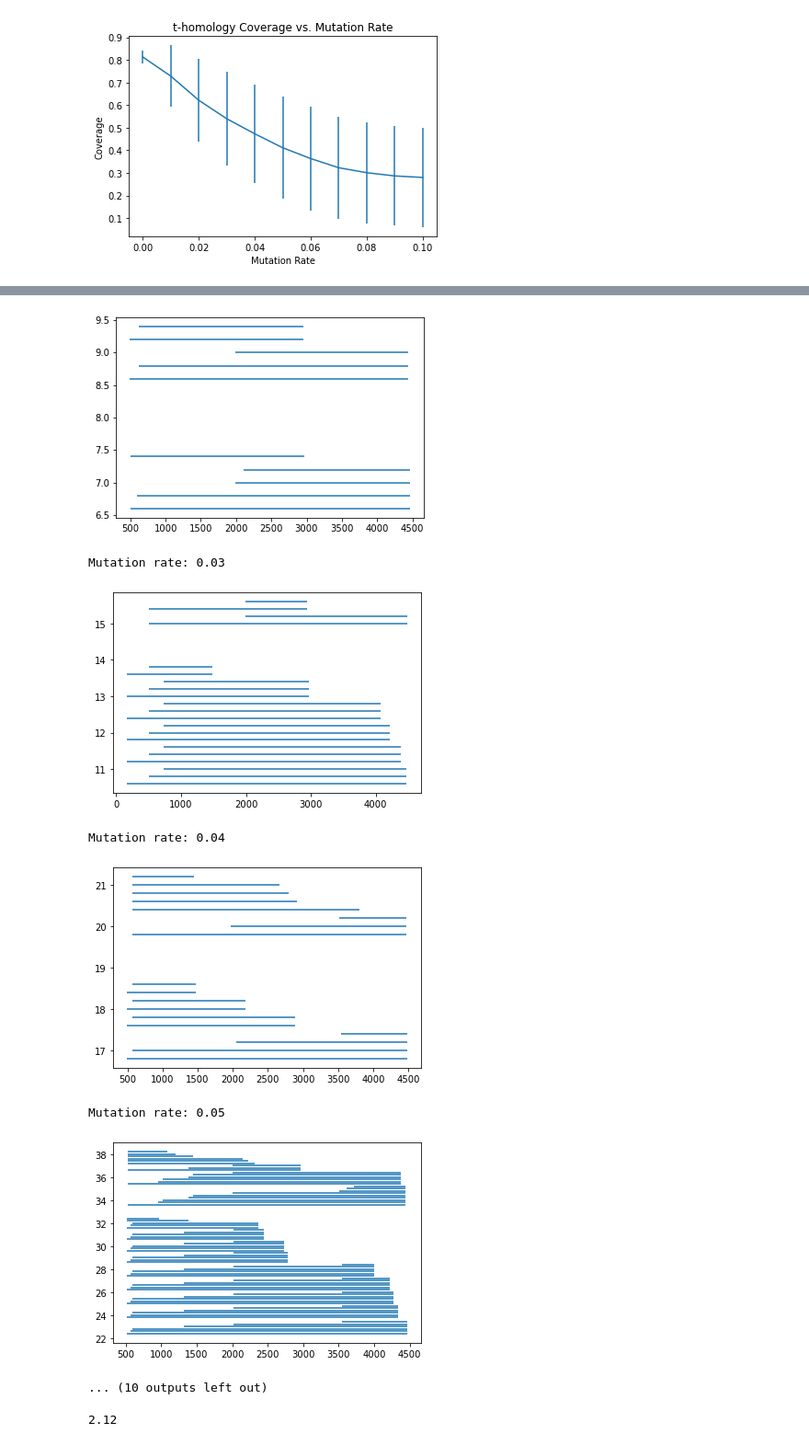
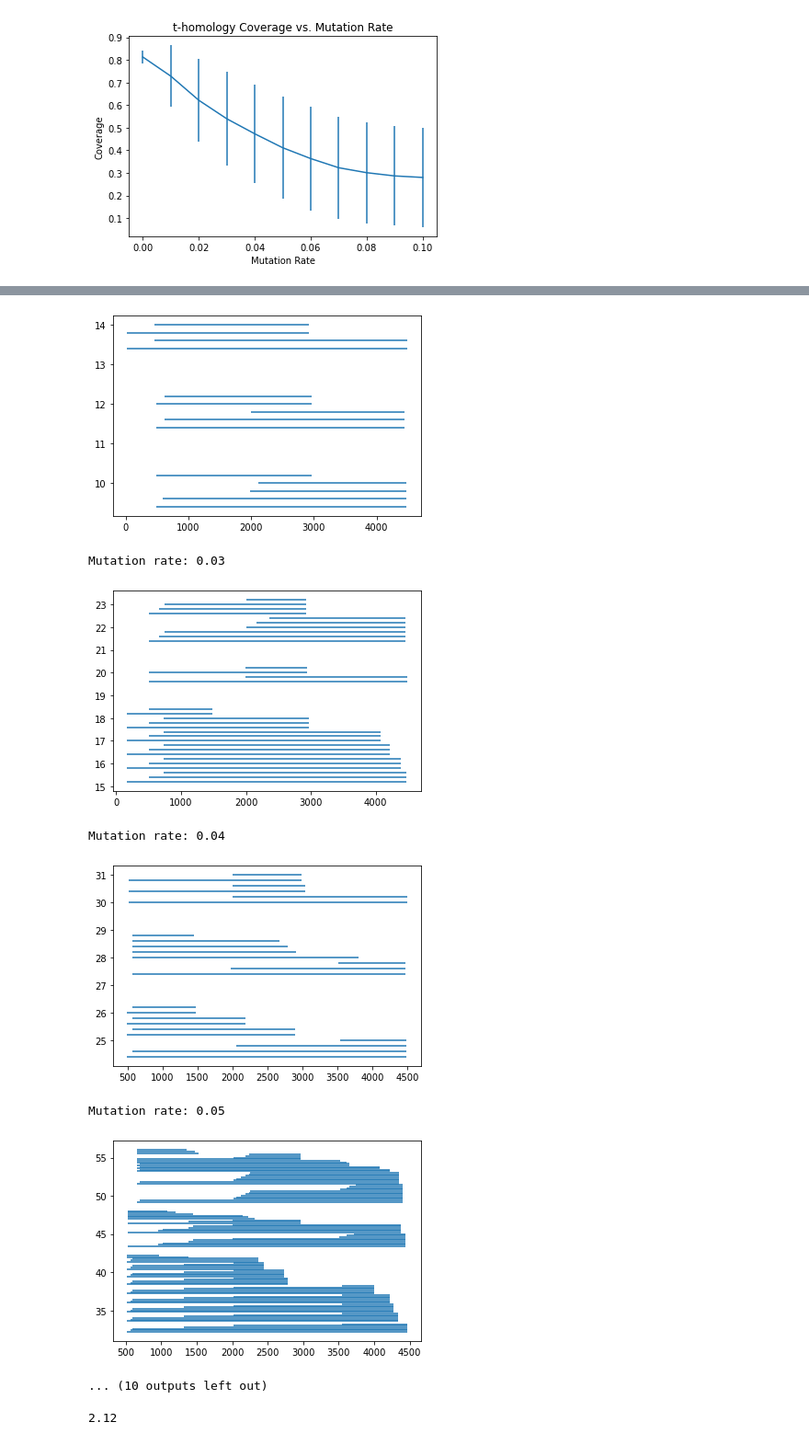
Before and after one commit to medvedevgroup/eskemap, a Jupyter notebook: SimilarityMeasures.ipynb, the cells around one changed output, grey strips where cells are left out. Shown: that part at 92% size. Cells and saved outputs as stored; diff of their text form; code cells hidden in the pictures.

```diff
--- a/SimilarityMeasures.ipynb
+++ b/SimilarityMeasures.ipynb
@@ -192,0 +223,24 @@ plt.show()
+# %%
+#Calculate initial homology intervals
+homInts = {}
+
+for m in results.keys():
+    homInts[m] = []
+
+    for i in range(len(textSketches[m])):
+        patternHashes = [p[1] for p in patternSketches[m][i]]
+        homInts[m].append([])
+        nextHomStart = 500
+        nextHomEnd = 1500
+
+        for h in textSketches[m][i]:
+            if nextHomStart < nextHomEnd:
+                if h[1] in patternHashes and h[0] >= nextHomStart and h[0] <= nextHomEnd:
+                    homInts[m][i].append([h[0], h[0]])
+                    nextHomStart += 1500
+            else:
+                if h[1] in patternHashes and h[0] <= nextHomEnd:
+                    homInts[m][i][-1][1] = h[0]
+
+                if h[0] > nextHomEnd:
+                    nextHomEnd += 1500
@@ -192,0 +324,3 @@ plt.show()
+# %%
+for m in results.keys():
+    print(m, min([r[0] for p in results[m] for r in p]))
@@ -198,9 +374,10 @@ padding = 0.2
 for m in mRates:
     print("Mutation rate:", m)
 
-    for p in coords[m][:2]:
-        plt.hlines([maxY + i * padding for i in range(len(p))], [t[0] for t in p], [t[1] for t in p])
-        maxY += 1. + padding * len(p)
+    for ps in results[m][:3]:
+        toPlot = [p for p in ps if p[0] >= minScores[m]]
+        plt.hlines([maxY + i * padding for i in range(len(toPlot))], [t[1] for t in toPlot], [t[2] for t in toPlot])
+        maxY += 1. + padding * len(toPlot)
 
     plt.show()
 # %% [output]
@@ -211,11 +388,11 @@ Mutation rate: 0.01
 Mutation rate: 0.02
-[figure, old version]
+[figure, new version]
 Mutation rate: 0.03
-[figure, old version]
+[figure, new version]
 Mutation rate: 0.04
-[figure, old version]
+[figure, new version]
 Mutation rate: 0.05
-[figure, old version]
+[figure, new version]
 ... (10 outputs left out)
 # %%
 mean(homsPerPair[0.01])
```
Also changed, not shown: parts of 9 cells of this notebook, 2 other files.
